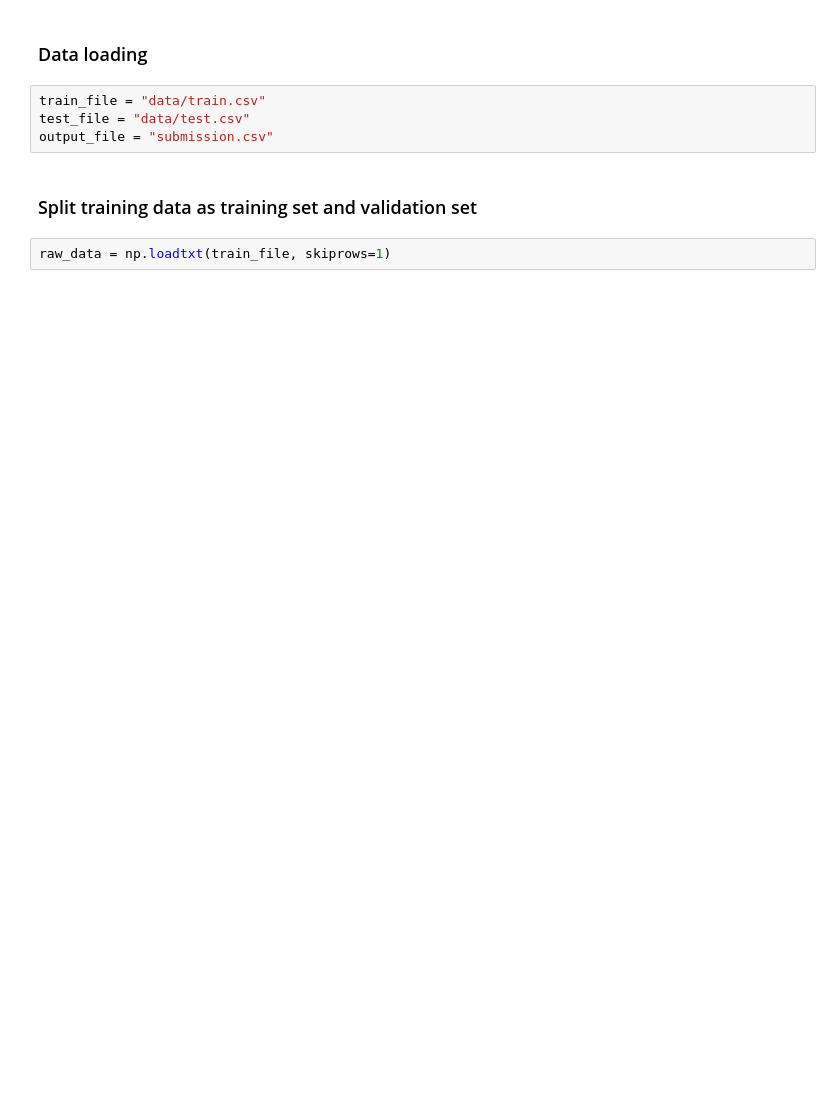
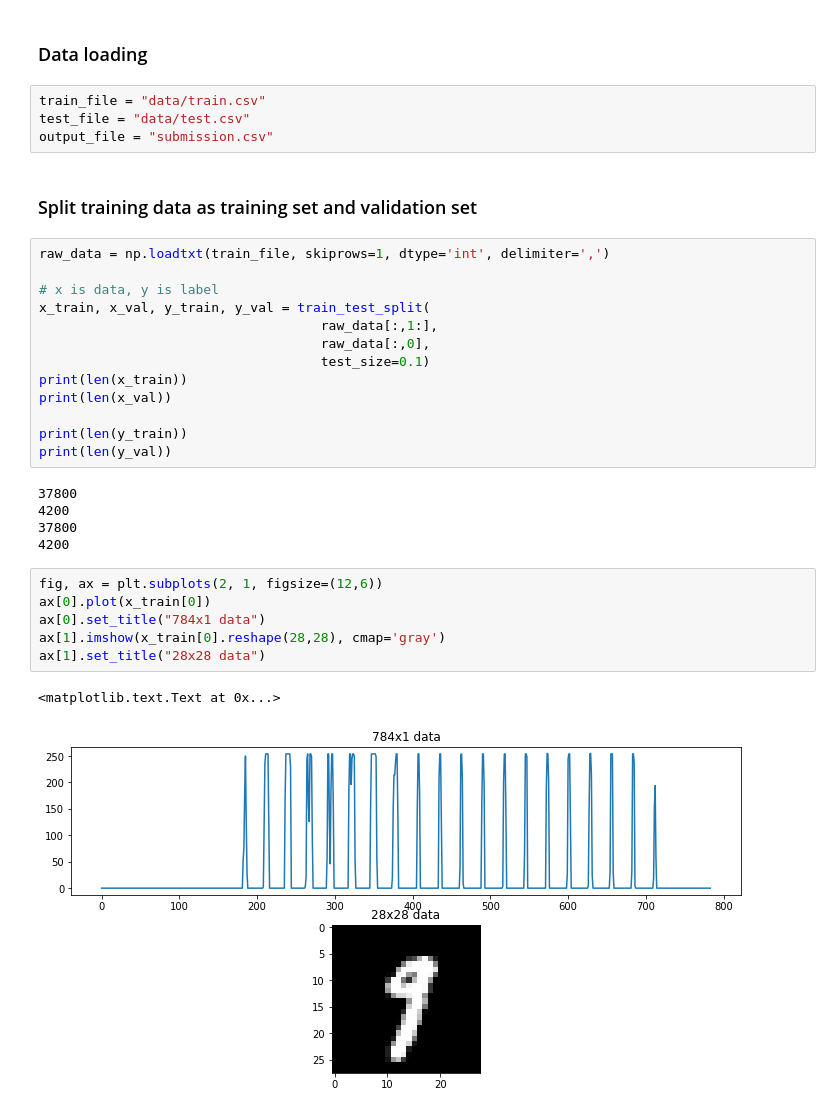
Before and after one commit to Xinghom/MNIST_for_Kaggle, a Jupyter notebook: MNIST.ipynb, the cells around one changed output. Saved outputs shown, nothing was run; the diff lists cells and outputs as text; blank space fills up the shorter version.

Commit message:
trained done v1, good val results

```diff
--- a/MNIST.ipynb
+++ b/MNIST.ipynb
@@ -22,5 +24,30 @@ test_file = "data/test.csv"
 output_file = "submission.csv"
 # %% [markdown]
 ### Split training data as training set and validation set
-# %%
-raw_data = np.loadtxt(train_file, skiprows=1)
+# %%
+raw_data = np.loadtxt(train_file, skiprows=1, dtype='int', delimiter=',')
+
+# x is data, y is label
+x_train, x_val, y_train, y_val = train_test_split(
+                                    raw_data[:,1:],
+                                    raw_data[:,0],
+                                    test_size=0.1)
+print(len(x_train))
+print(len(x_val))
+
+print(len(y_train))
+print(len(y_val))
+# %% [output]
+37800
+4200
+37800
+4200
+# %%
+fig, ax = plt.subplots(2, 1, figsize=(12,6))
+ax[0].plot(x_train[0])
+ax[0].set_title("784x1 data")
+ax[1].imshow(x_train[0].reshape(28,28), cmap='gray')
+ax[1].set_title("28x28 data")
+# %% [output]
+<matplotlib.text.Text at 0x...>
+[figure, added]
```
Also changed, not shown: parts of 6 cells of this notebook.
